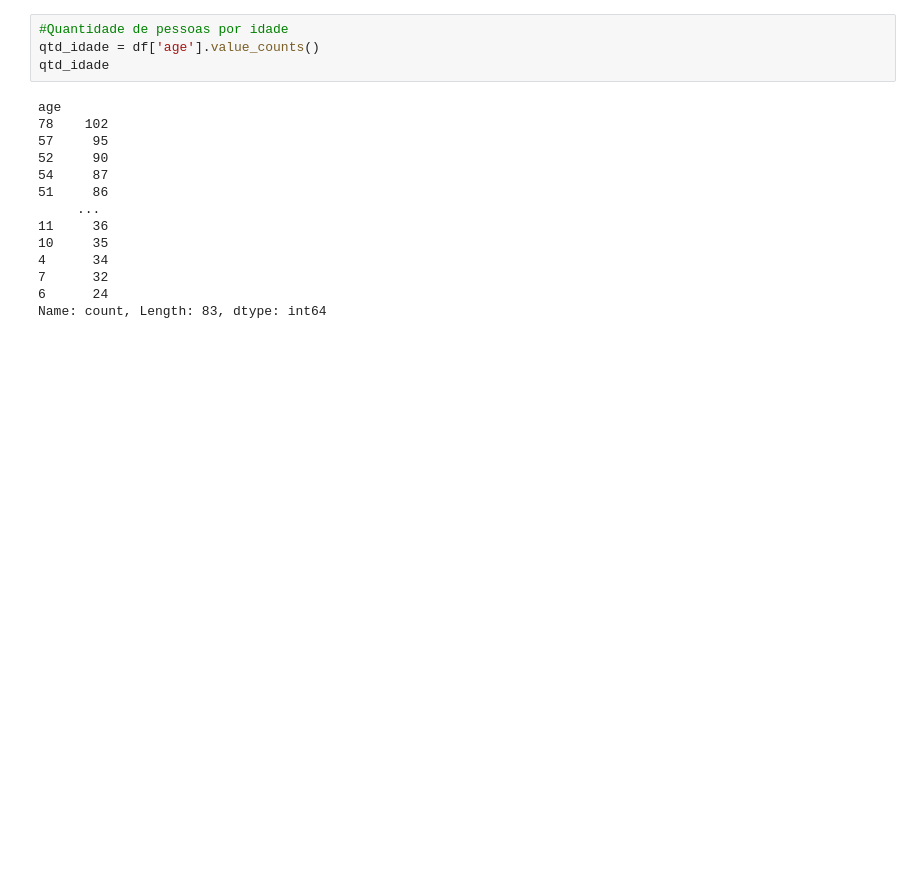
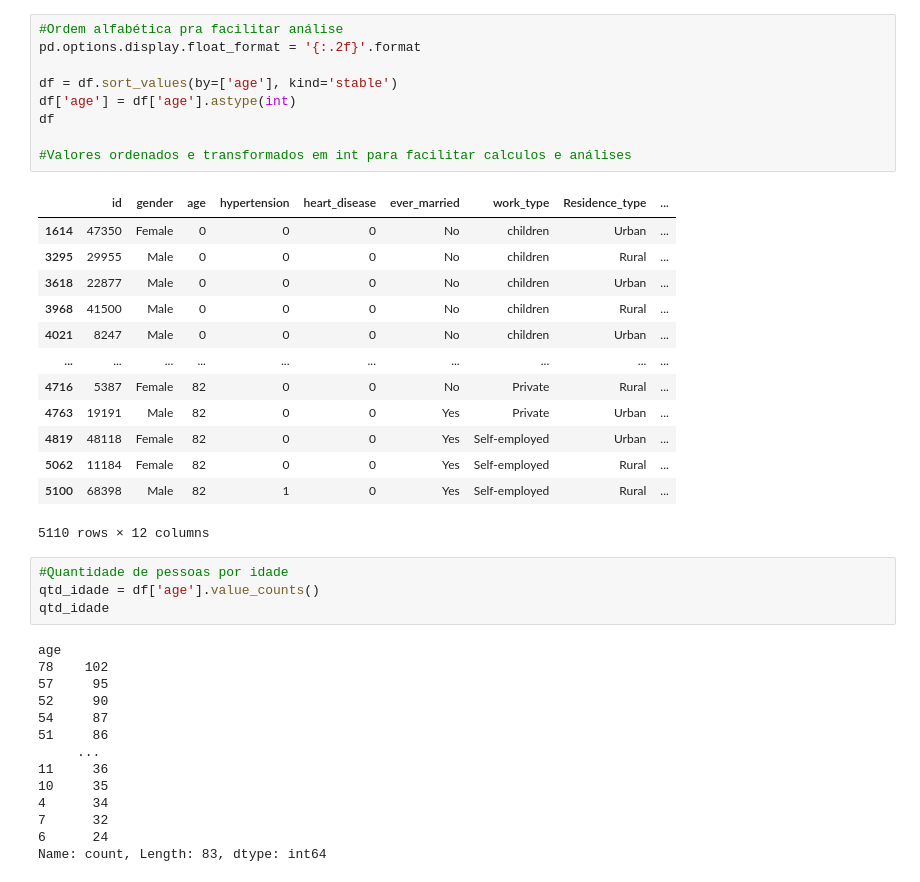
Before and after one commit to VerttB/stroke-analysis, a Jupyter notebook: frequencias.ipynb, the cells around one changed output. Cells and saved outputs as stored; diff of their text form; blank space fills up the shorter version.

```diff
--- a/frequencias.ipynb
+++ b/frequencias.ipynb
@@ -29,3 +54,26 @@ from src.dataframes import df, df_filtro
+# %%
+#Ordem alfabética pra facilitar análise
+pd.options.display.float_format = '{:.2f}'.format
+
+df = df.sort_values(by=['age'], kind='stable')
+df['age'] = df['age'].astype(int)
+df
+
+#Valores ordenados e transformados em int para facilitar calculos e análises
+# %% [output]
+|  | id | gender | age | hypertension | heart_disease | ever_married | work_type | Residence_type | ... |
+| 1614 | 47350 | Female | 0 | 0 | 0 | No | children | Urban | ... |
+| 3295 | 29955 | Male | 0 | 0 | 0 | No | children | Rural | ... |
+| 3618 | 22877 | Male | 0 | 0 | 0 | No | children | Urban | ... |
+| 3968 | 41500 | Male | 0 | 0 | 0 | No | children | Rural | ... |
+| 4021 | 8247 | Male | 0 | 0 | 0 | No | children | Urban | ... |
+| ... | ... | ... | ... | ... | ... | ... | ... | ... | ... |
+| 4716 | 5387 | Female | 82 | 0 | 0 | No | Private | Rural | ... |
+| 4763 | 19191 | Male | 82 | 0 | 0 | Yes | Private | Urban | ... |
+| 4819 | 48118 | Female | 82 | 0 | 0 | Yes | Self-employed | Urban | ... |
+| 5062 | 11184 | Female | 82 | 0 | 0 | Yes | Self-employed | Rural | ... |
+| 5100 | 68398 | Male | 82 | 1 | 0 | Yes | Self-employed | Rural | ... |
+5110 rows × 12 columns
 # %%
 #Quantidade de pessoas por idade
 qtd_idade = df['age'].value_counts()
```
Also changed, not shown: parts of 17 cells of this notebook.
